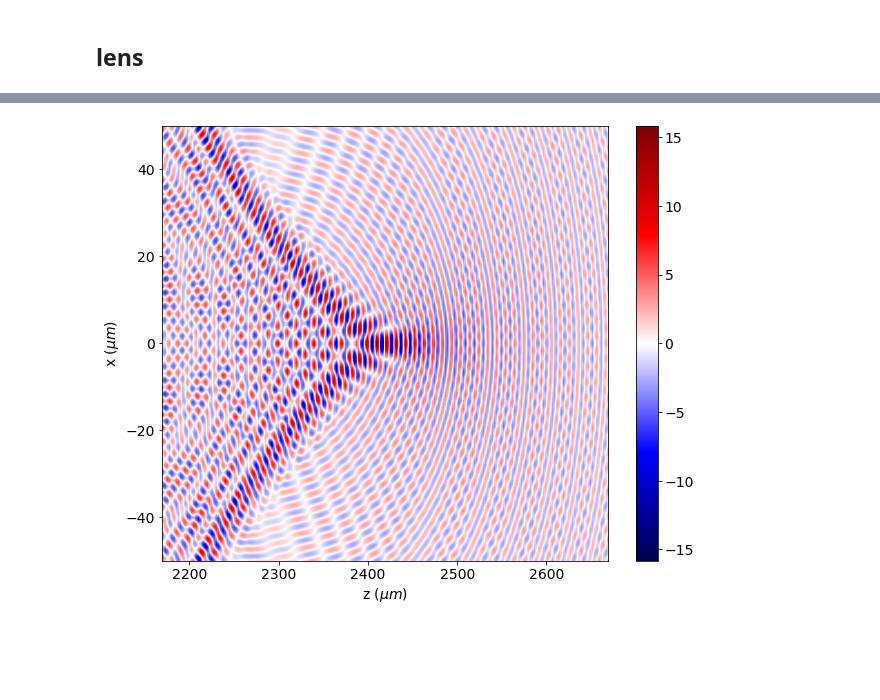
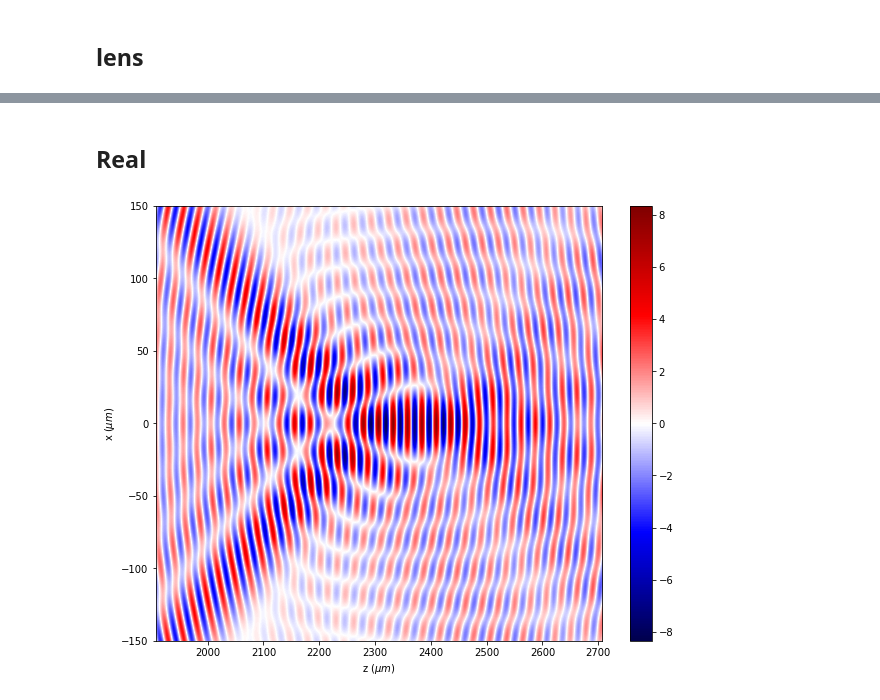
Before and after one commit to aocg-ucm/diffractio, a Jupyter notebook: docs/source/examples/to_process/drawing_xz.ipynb, the cells around one changed output, grey strips where cells are left out. Cells and saved outputs as stored; diff of their text form; code cells hidden in the pictures; blank space fills up the shorter version.

```diff
--- a/docs/source/examples/to_process/drawing_xz.ipynb
+++ b/docs/source/examples/to_process/drawing_xz.ipynb
@@ -27,9 +30,9 @@ rcParams['figure.figsize']=(10,8)
 # %% [markdown]
 ## lens
 # %%
-x0 = sp.linspace(-1.5*mm, 1.5*mm, 1024*16)
+x0 = sp.linspace(-1.5*mm, 1.5*mm, 1024*4)
 z0 = sp.linspace(-0.1 * mm, 5*mm, 1024*2)
-wavelength = 2 * um
+wavelength = 25 * um
 # %%
 u0 = Scalar_source_X(x0, wavelength)
 u0.plane_wave(A=1, theta=0 * degrees)
@@ -85,6 +145,9 @@ plt.xlim(z_f-zlim_max,z_f+zlim_max);
+# %% [markdown]
+## Real
 # %%
-lente2.draw(kind='real',logarithm=False, normalize='maximum', draw_borders=True,colorbar_kind='vertical')
+lente2.draw(kind='real',logarithm=False, normalize='maximum', draw_borders=True,colorbar_kind='vertical',
+           colormap_kind=cm.seismic)
 plt.ylim(-ylim_max,ylim_max)
 plt.xlim(z_f-zlim_max,z_f+zlim_max);
 # %% [output]
-[figure, old version]
+[figure, new version]
```
Also changed, not shown: parts of 22 cells of this notebook, 6 other files.
